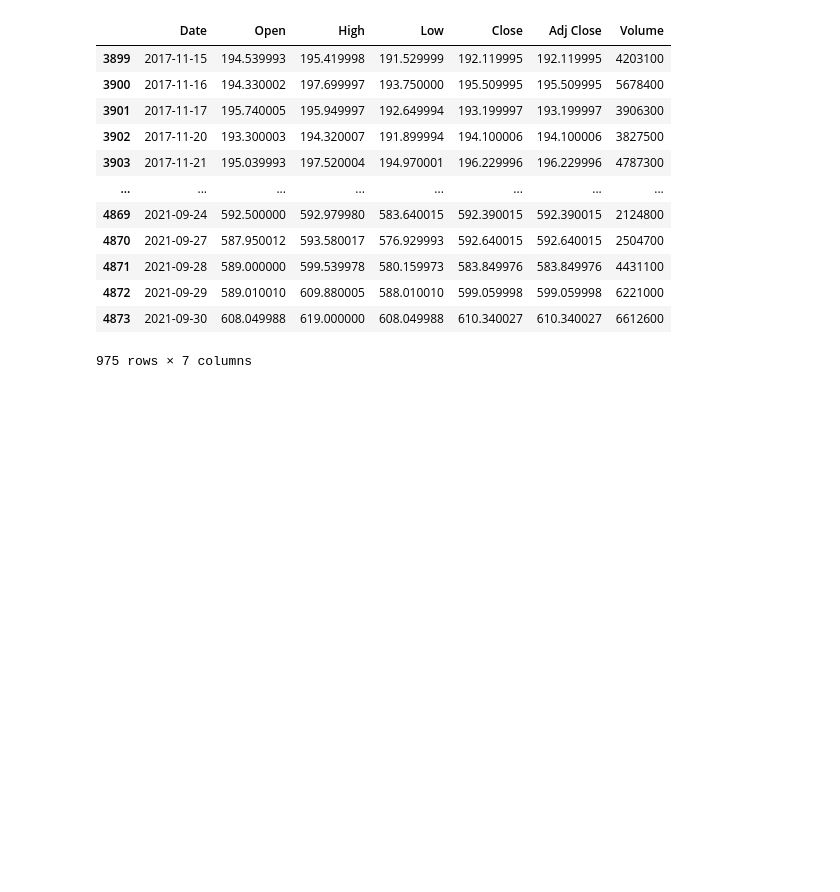
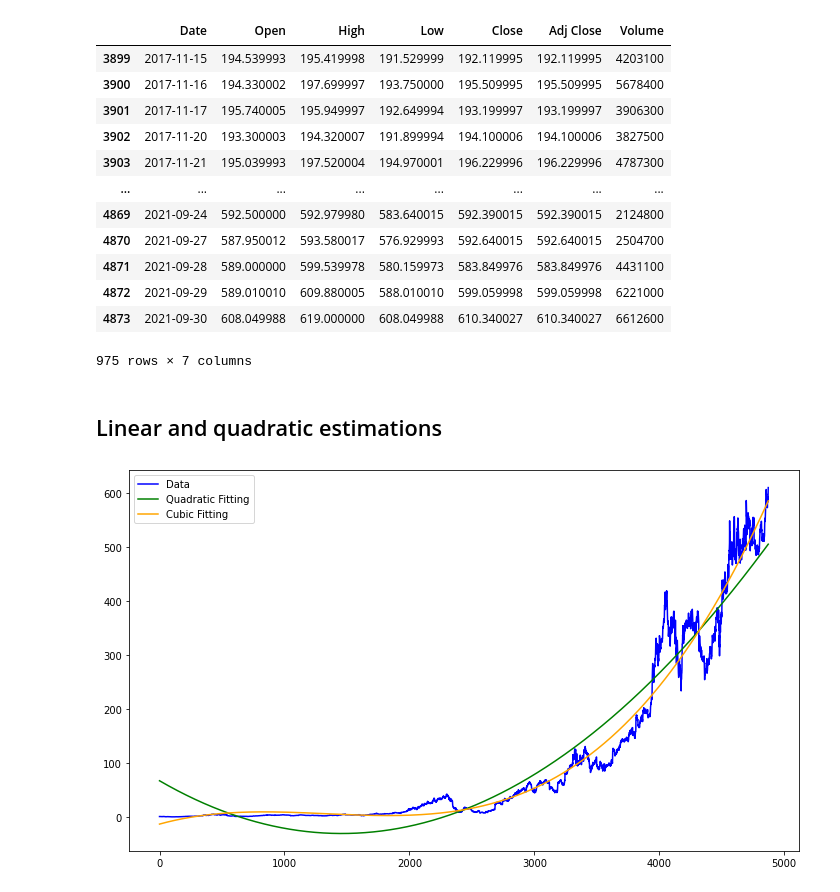
Before and after one commit to tfernandes14/ASTP-Project, a Jupyter notebook: Projeto.ipynb, the cells around one changed output. Cells and saved outputs as stored; diff of their text form; code cells hidden in the pictures; blank space fills up the shorter version.

```diff
--- a/Projeto.ipynb
+++ b/Projeto.ipynb
@@ -59,3 +61,29 @@ display(test)
 | 4872 | 2021-09-29 | 589.010010 | 609.880005 | 588.010010 | 599.059998 | 599.059998 | 6221000 |
 | 4873 | 2021-09-30 | 608.049988 | 619.000000 | 608.049988 | 610.340027 | 610.340027 | 6612600 |
 975 rows × 7 columns
+# %% [markdown]
+## Linear and quadratic estimations
+# %%
+# Linear estimation
+coefs = np.polyfit(data.index, np.array(data["Close"]), 1)
+linVals = np.polyval(coefs, data.index)
+linTS = pd.Series(data=linVals, index=data["Date"], name="Linear Fitting")
+
+# Quadratic estimation
+coefs = np.polyfit(data.index, np.array(data["Close"]), 2)
+quadVals = np.polyval(coefs, data.index)
+quadTS = pd.Series(data=quadVals, index=data["Date"], name="Quadratic Fitting")
+
+coefs = np.polyfit(data.index, np.array(data["Close"]), 3)
+cubVals = np.polyval(coefs, data.index)
+cubTS = pd.Series(data=cubVals, index=data["Date"], name="Cubic Fitting")
+
+plt.figure(figsize=(12, 7))
+plt.plot(data.index, data["Close"], color='blue', label="Data")
+# plt.plot(data.index, linTS, color='red', label="Linear Fitting")
+plt.plot(data.index, quadTS, color='green', label="Quadratic Fitting")
+plt.plot(data.index, cubTS, color='orange', label="Cubic Fitting")
+plt.legend()
+plt.show()
+# %% [output]
+[figure, added]
```
Also changed, not shown: parts of 7 cells of this notebook.
